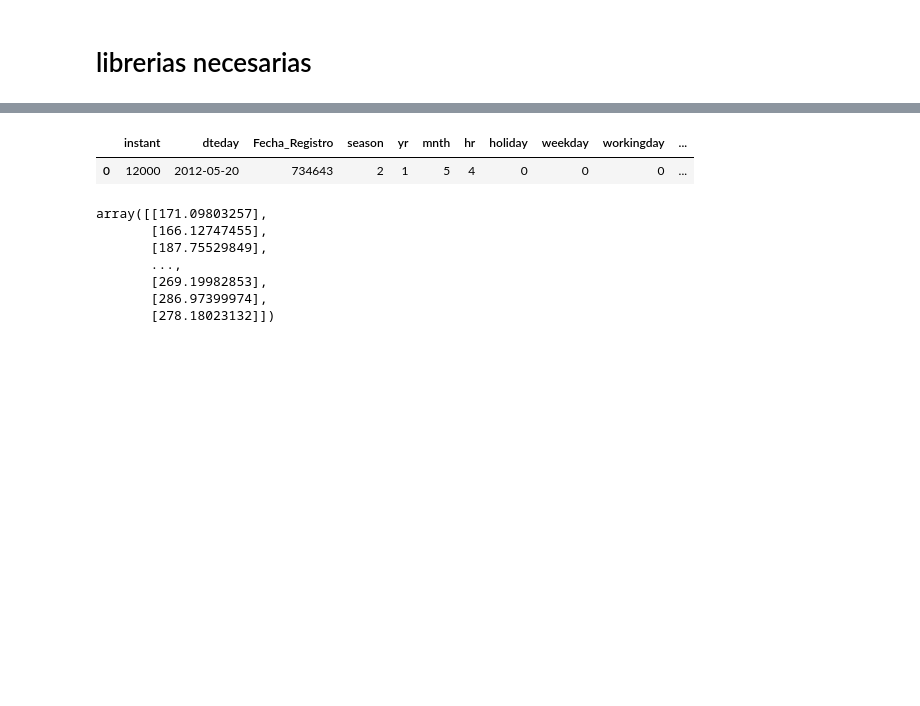
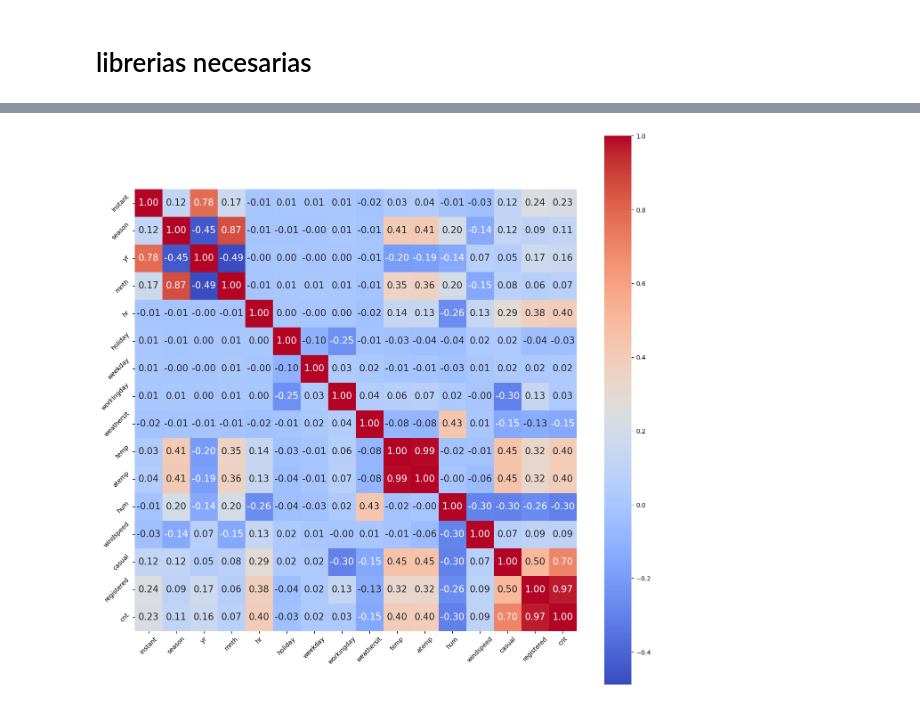
Before and after one commit to Sik1901/Datathon, a Jupyter notebook: Predicciones_bici.ipynb, the cells around one changed output, grey strips where cells are left out. Saved outputs shown, nothing was run; the diff lists cells and outputs as text; code cells hidden in the pictures; blank space fills up the shorter version.

```diff
--- a/Predicciones_bici.ipynb
+++ b/Predicciones_bici.ipynb
@@ -264,5 +87,0 @@ test.insert(2, 'Fecha_Registro',test['dteday'].map(date.toordinal))
-# %%
-test.head(1)
-# %% [output]
-|  | instant | dteday | Fecha_Registro | season | yr | mnth | hr | holiday | weekday | workingday | ... |
-| 0 | 12000 | 2012-05-20 | 734643 | 2 | 1 | 5 | 4 | 0 | 0 | 0 | ... |
@@ -274,10 +87,0 @@ y_test_pred = modelo.predict(X_test)
-# %%
-y_test_pred
-# %% [output]
-array([[171.09803257],
-       [166.12747455],
-       [187.75529849],
-       ...,
-       [269.19982853],
-       [286.97399974],
-       [278.18023132]])
@@ -288,0 +88,12 @@ Sik1901['pred'] = Sik1901['pred'].astype('int')
+# %%
+
+'''Visualizo la correlaciòn de las variables'''
+
+plt.figure(figsize=(16,16))
+sns.heatmap(corr, cbar = True,  square = True, annot=True, fmt= '.2f',annot_kws={'size': 15},
+           cmap= 'coolwarm')
+plt.xticks(rotation = 45)
+plt.yticks(rotation = 45)
+plt.show()
+# %% [output]
+[figure, added]
```
Also changed, not shown: parts of 62 cells of this notebook, 1 other file.
